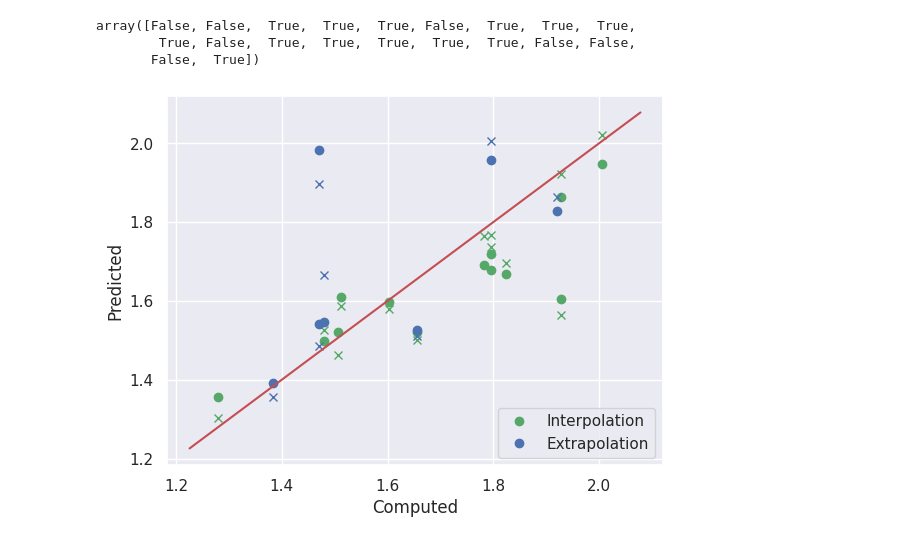
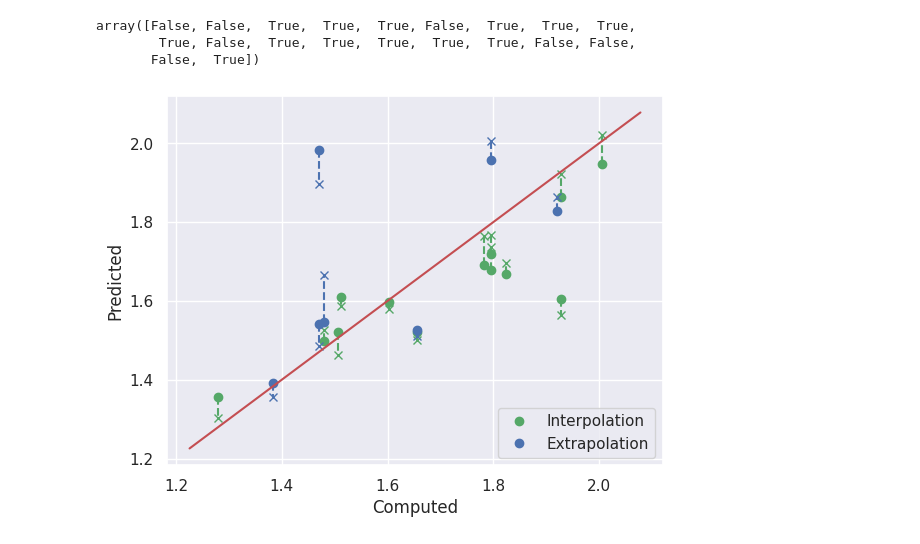
Before and after one commit to CibranLopez/CLUE, a Jupyter notebook: predict-GNN.ipynb, the cells around one changed output. Cells and saved outputs as stored; diff of their text form; code cells hidden in the pictures.

```diff
--- a/predict-GNN.ipynb
+++ b/predict-GNN.ipynb
@@ -133,34 +133,41 @@ are_interpolated
 array([False, False,  True,  True,  True, False,  True,  True,  True,
         True, False,  True,  True,  True,  True,  True, False, False,
        False,  True])
-# %%
-xpred = ground_truths[are_interpolated]
-ypred = predictions[are_interpolated]
-yerr  = uncertainties[are_interpolated]
-#plt.errorbar(xpred, ypred, yerr=np.abs(yerr),
-#             fmt='og', label='Interpolation')
-plt.plot(xpred, ypred, 'og', label='Interpolation')
-plt.plot(xpred, ypred+yerr, 'xg')
-
-xpred = ground_truths[~are_interpolated]
-ypred = predictions[~are_interpolated]
-yerr  = uncertainties[~are_interpolated]
-#plt.errorbar(xpred, ypred, yerr=np.abs(yerr),
-#             fmt='ob', label='Extrapolation')
-plt.plot(xpred, ypred, 'ob', label='Extrapolation')
-plt.plot(xpred, ypred+yerr, 'xb')
-
-_min_, _max_ = cld.get_min_max(ground_truths+np.abs(uncertainties),
-                               ground_truths-np.abs(uncertainties),
-                               predictions)
-plt.plot([_min_, _max_], [_min_, _max_], '-r')
-plt.xlabel('Computed')
-plt.ylabel('Predicted')
-plt.legend(loc='best')
-plt.savefig(f'{t_folder}/UQ-prediction-comparison.pdf', dpi=50, bbox_inches='tight')
-plt.show()
-# %% [output]
-[figure, removed]
+# %%
+# Extract and plot interpolation data
+xpred_interp = ground_truths[are_interpolated]
+ypred_interp = predictions[are_interpolated]
+yerr_interp = uncertainties[are_interpolated]
+
+plt.plot(xpred_interp, ypred_interp, 'og', label='Interpolation')  # Predictions
+plt.plot(xpred_interp, ypred_interp + yerr_interp, 'xg')           # Corrected values
+for x, y, err in zip(xpred_interp, ypred_interp, yerr_interp):
+    plt.plot([x, x], [y, y + err], 'g--')  # Vertical line
+
+# Extract and plot extrapolation data
+xpred_extra = ground_truths[~are_interpolated]
+ypred_extra = predictions[~are_interpolated]
+yerr_extra = uncertainties[~are_interpolated]
+
+plt.plot(xpred_extra, ypred_extra, 'ob', label='Extrapolation')    # Predictions
+plt.plot(xpred_extra, ypred_extra + yerr_extra, 'xb')             # Corrected values
+for x, y, err in zip(xpred_extra, ypred_extra, yerr_extra):
+    plt.plot([x, x], [y, y + err], 'b--')  # Vertical line
+
+# Add identity line and labels
+_min_, _max_ = cld.get_min_max(
+    ground_truths + np.abs(uncertainties),
+    ground_truths - np.abs(uncertainties),
+    predictions
+)
+plt.plot([_min_, _max_], [_min_, _max_], '-r')  # Identity line
+plt.xlabel('Computed')
+plt.ylabel('Predicted')
+plt.legend(loc='best')
+plt.savefig(f'{t_folder}/UQ-prediction-comparison.pdf', dpi=50, bbox_inches='tight')
+plt.show()
+# %% [output]
+[figure, added]
 # %%
 gt_uncertainties   = np.abs(ground_truths - predictions)
 pred_uncertainties = np.abs(uncertainties)
```
Also changed, not shown: parts of 3 cells of this notebook, 2 other files.
